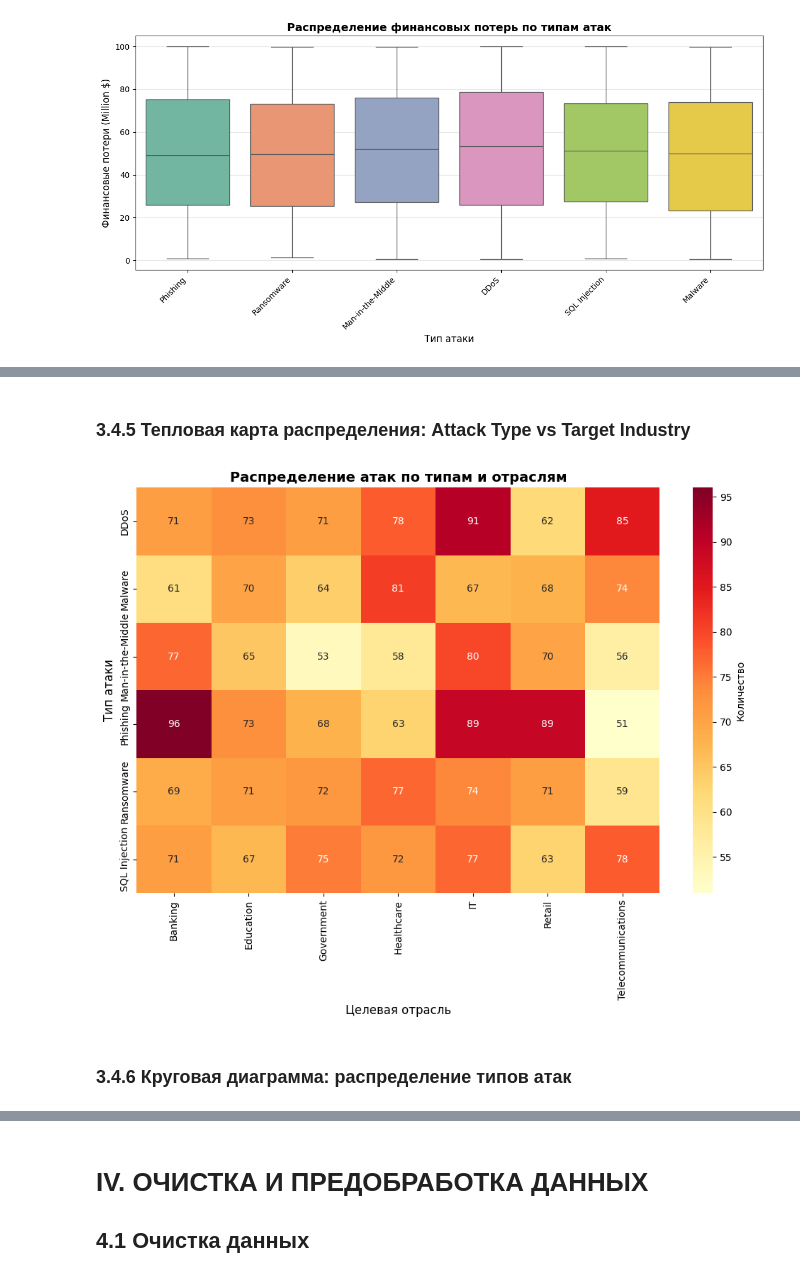
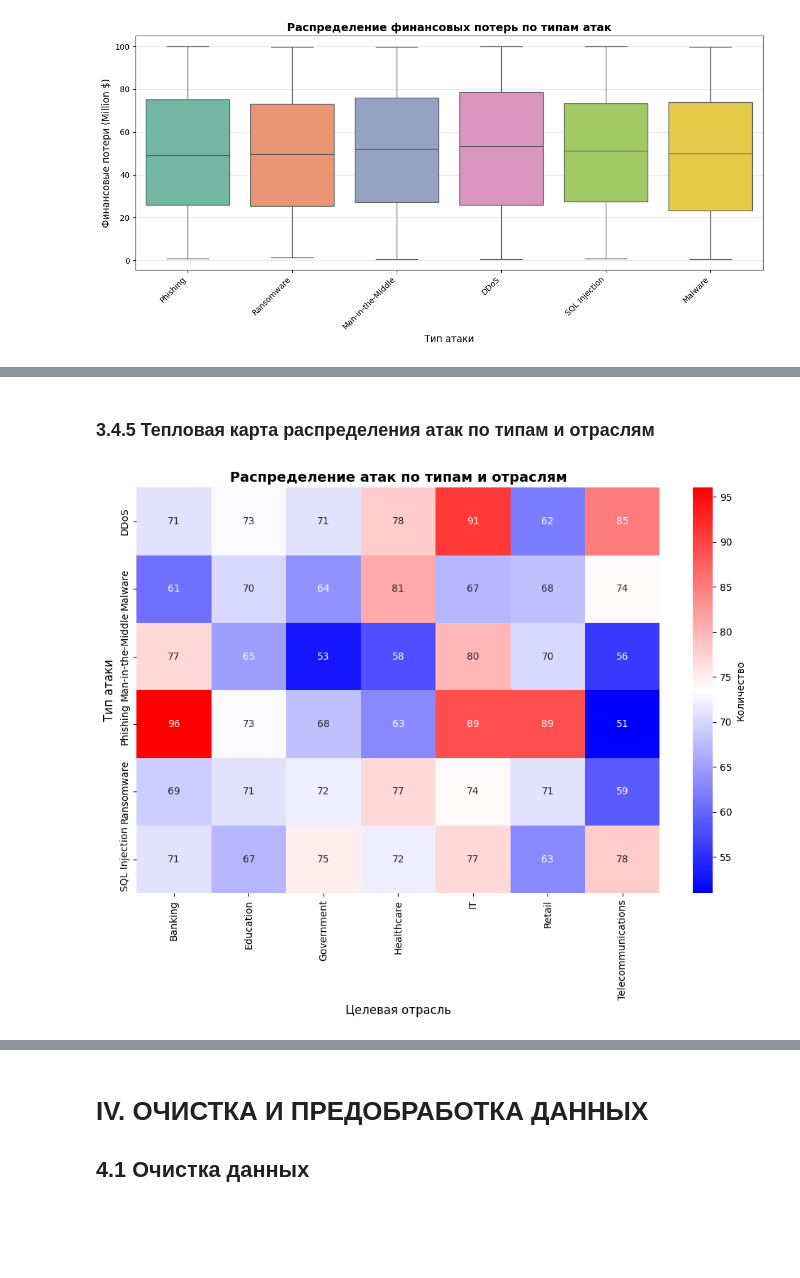
Before and after one commit to 2made1ra/ML_fall25, a Jupyter notebook: lab/first/first_organized.ipynb, the cells around one changed output, grey strips where cells are left out. Drawn from its saved outputs; the diff is of its cells as text; code cells hidden in the pictures; blank space fills up the shorter version.

```diff
--- a/lab/first/first_organized.ipynb
+++ b/lab/first/first_organized.ipynb
@@ -584,16 +404,14 @@ Passing `palette` without assigning `hue` is deprecated and will be removed in v
 # %% [markdown]
-### 3.4.5 Тепловая карта распределения: Attack Type vs Target Industry
+### 3.4.5 Тепловая карта распределения атак по типам и отраслям
 # %%
 # Создание crosstab для анализа взаимодействия
 crosstab = pd.crosstab(df['Attack Type'], df['Target Industry'])
 plt.figure(figsize=(10, 8))
-sns.heatmap(crosstab, annot=True, fmt='d', cmap='YlOrRd', cbar_kws={'label': 'Количество'})
+sns.heatmap(crosstab, annot=True, fmt='d', cmap='bwr', cbar_kws={'label': 'Количество'})
 plt.title('Распределение атак по типам и отраслям', fontsize=14, fontweight='bold')
 plt.xlabel('Целевая отрасль', fontsize=12)
 plt.ylabel('Тип атаки', fontsize=12)
 plt.tight_layout()
 plt.show()
 # %% [output]
-[figure, old version]
+[figure, new version]
-# %% [markdown]
-### 3.4.6 Круговая диаграмма: распределение типов атак
```
Also changed, not shown: parts of 79 cells of this notebook, 1 other file.
